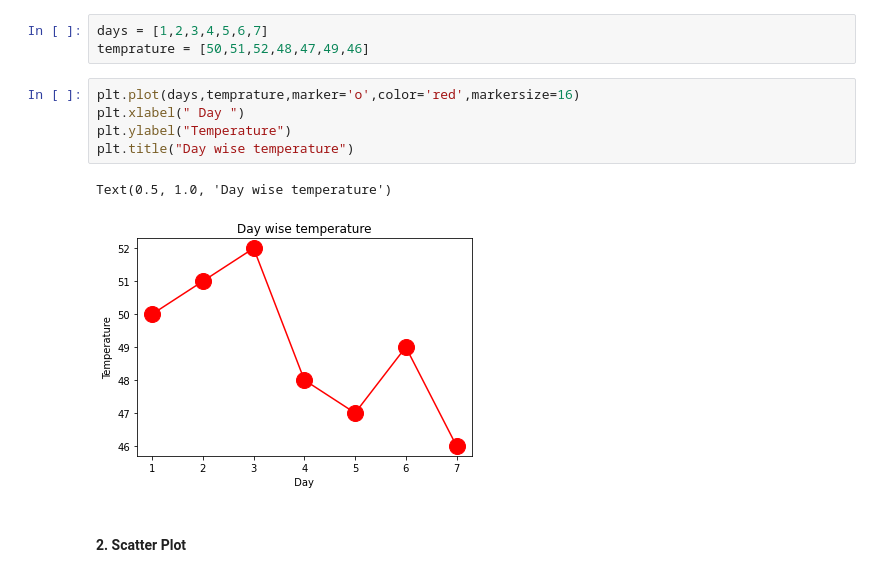
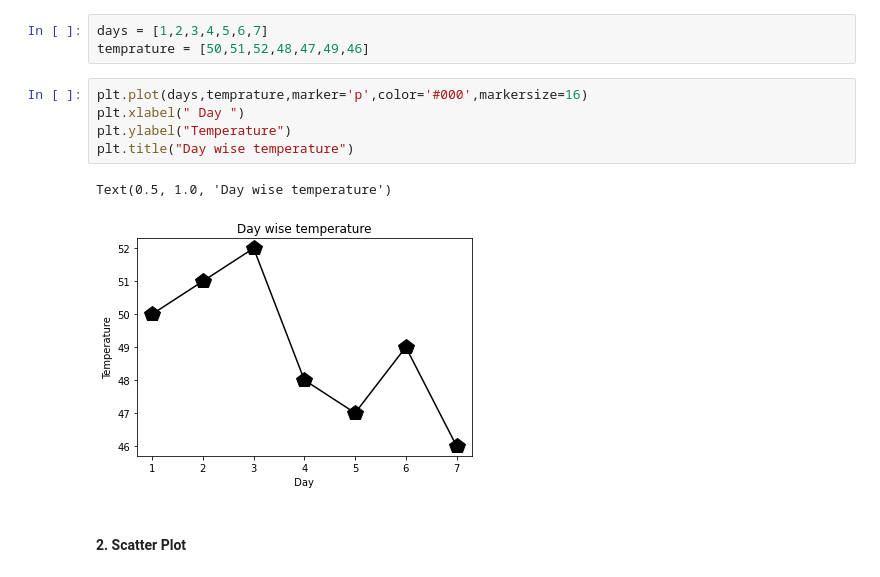
Before and after one commit to usernameshouldbeavailable/fdp-3-days, a Jupyter notebook: Day 1/Matplotlib.ipynb, the cells around one changed output. Drawn from its saved outputs; the diff is of its cells as text.

```diff
--- a/Day 1/Matplotlib.ipynb
+++ b/Day 1/Matplotlib.ipynb
@@ -22,13 +22,13 @@ from matplotlib import pyplot as plt
 days = [1,2,3,4,5,6,7]
 temprature = [50,51,52,48,47,49,46]
 # %%
-plt.plot(days,temprature,marker='o',color='red',markersize=16)
+plt.plot(days,temprature,marker='p',color='#000',markersize=16)
 plt.xlabel(" Day ")
 plt.ylabel("Temperature")
 plt.title("Day wise temperature")
 # %% [output]
 Text(0.5, 1.0, 'Day wise temperature')
-[figure, old version]
+[figure, new version]
 # %% [markdown]
 #### 2. Scatter Plot
 # %% [markdown]
```
Also changed, not shown: parts of 2 cells of this notebook, 3 other files.
